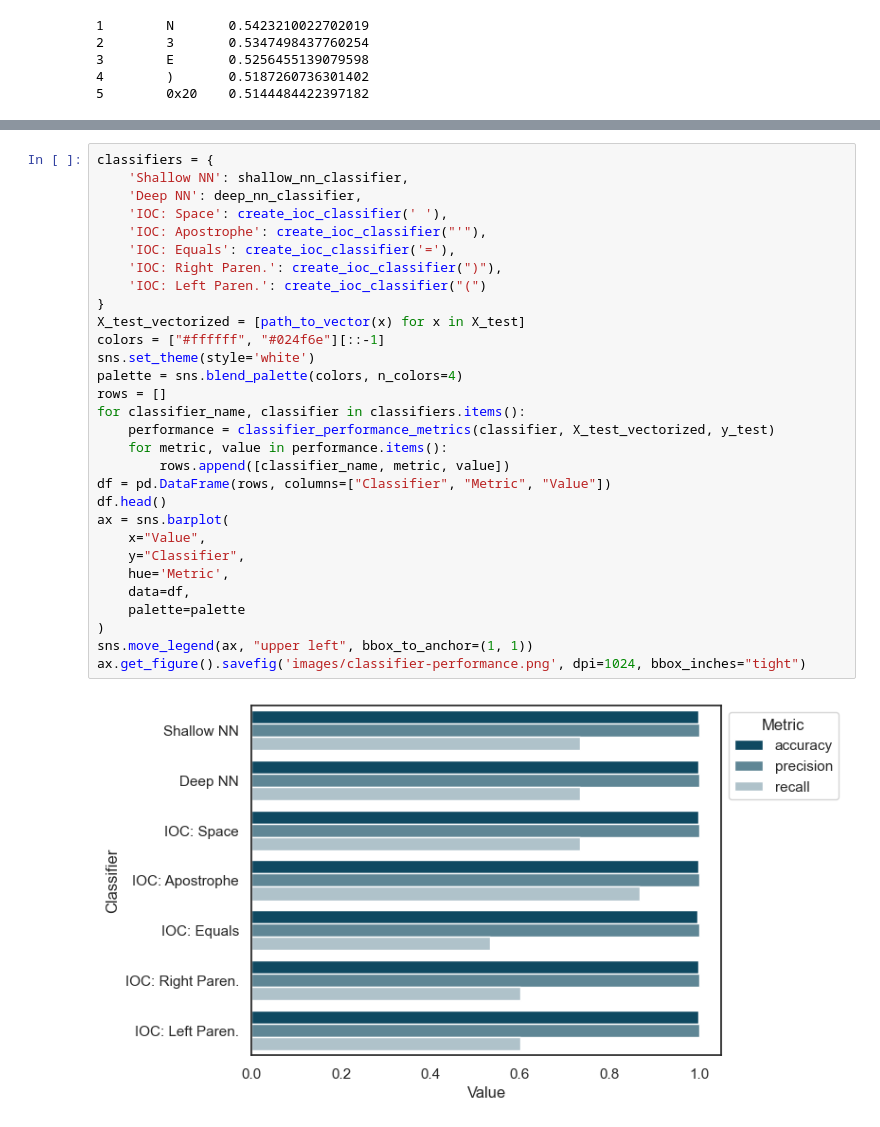
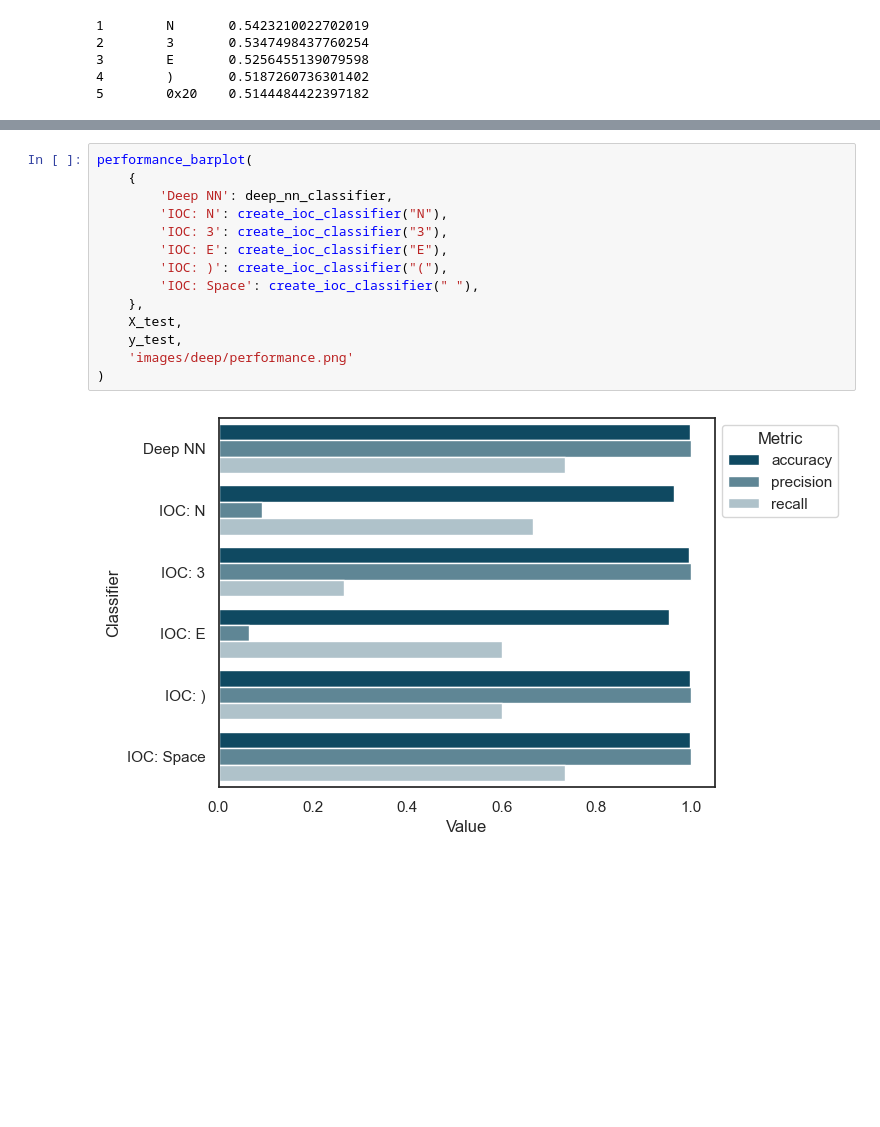
Before and after one commit to jdwhitaker/hybrid-vigor, a Jupyter notebook: main.ipynb, the cells around one changed output, grey strips where cells are left out. Drawn from its saved outputs; the diff is of its cells as text; blank space fills up the shorter version.

```diff
--- a/main.ipynb
+++ b/main.ipynb
@@ -219,34 +277,18 @@ fig.savefig('images/DNN-NodeB-swarmplot.png')
 # %% [output]
 [figure]
-# %%
-classifiers = {
-    'Shallow NN': shallow_nn_classifier,
-    'Deep NN': deep_nn_classifier,
-    'IOC: Space': create_ioc_classifier(' '),
-    'IOC: Apostrophe': create_ioc_classifier("'"),
-    'IOC: Equals': create_ioc_classifier('='),
-    'IOC: Right Paren.': create_ioc_classifier(")"),
-    'IOC: Left Paren.': create_ioc_classifier("(")
-}
-X_test_vectorized = [path_to_vector(x) for x in X_test]
-colors = ["#ffffff", "#024f6e"][::-1]
-sns.set_theme(style='white')
-palette = sns.blend_palette(colors, n_colors=4)
-rows = []
-for classifier_name, classifier in classifiers.items():
-    performance = classifier_performance_metrics(classifier, X_test_vectorized, y_test)
-    for metric, value in performance.items():
-        rows.append([classifier_name, metric, value])
-df = pd.DataFrame(rows, columns=["Classifier", "Metric", "Value"])
-df.head()
-ax = sns.barplot(
-    x="Value",
-    y="Classifier",
-    hue='Metric',
-    data=df,
-    palette=palette
-)
-sns.move_legend(ax, "upper left", bbox_to_anchor=(1, 1))
-ax.get_figure().savefig('images/classifier-performance.png', dpi=1024, bbox_inches="tight")
-# %% [output]
-[figure, removed]
+# %%
+performance_barplot(
+    {
+        'Deep NN': deep_nn_classifier,
+        'IOC: N': create_ioc_classifier("N"),
+        'IOC: 3': create_ioc_classifier("3"),
+        'IOC: E': create_ioc_classifier("E"),
+        'IOC: )': create_ioc_classifier("("),
+        'IOC: Space': create_ioc_classifier(" "),
+    },
+    X_test,
+    y_test,
+    'images/deep/performance.png'
+)
+# %% [output]
+[figure, added]
```
Also changed, not shown: parts of 16 cells of this notebook, 18 other files.
